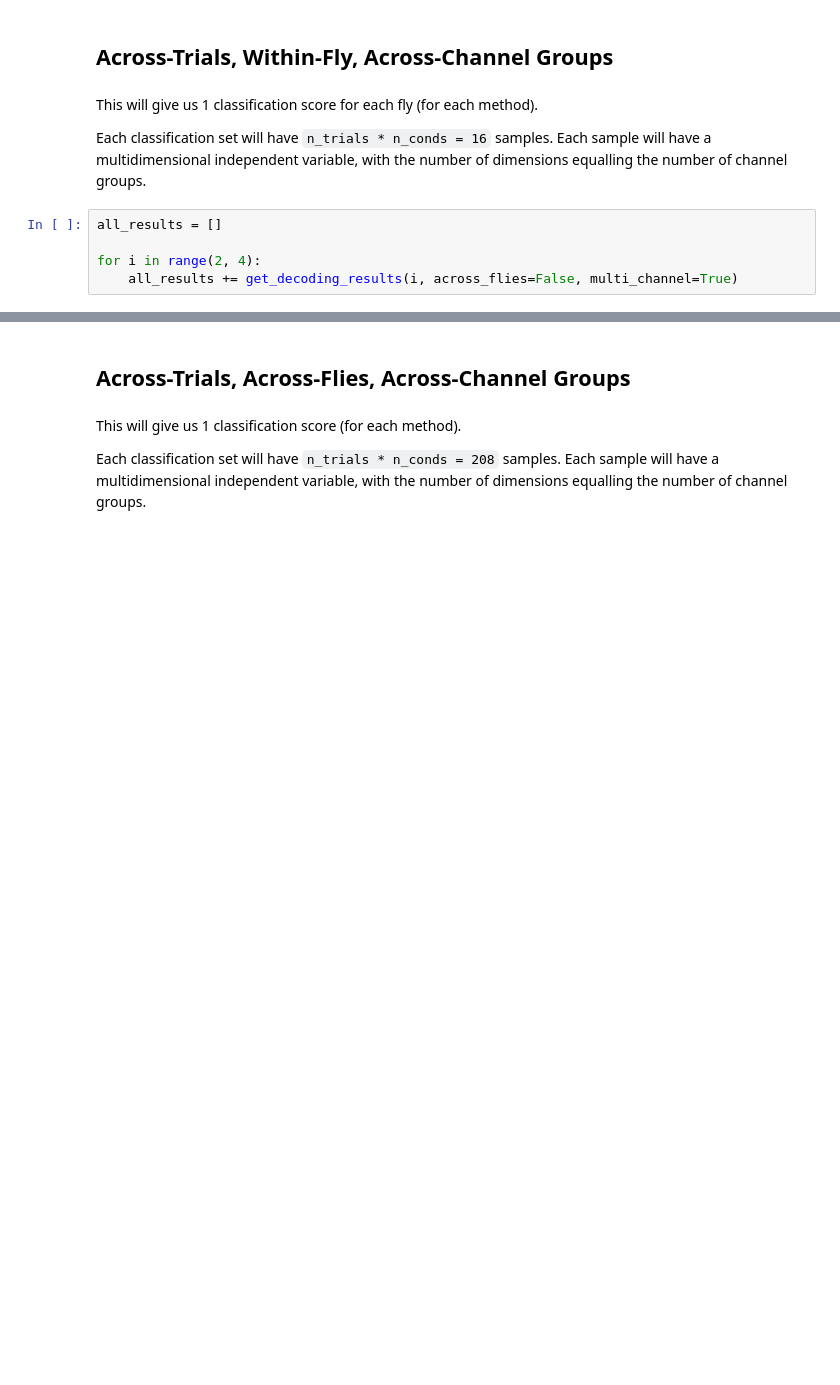
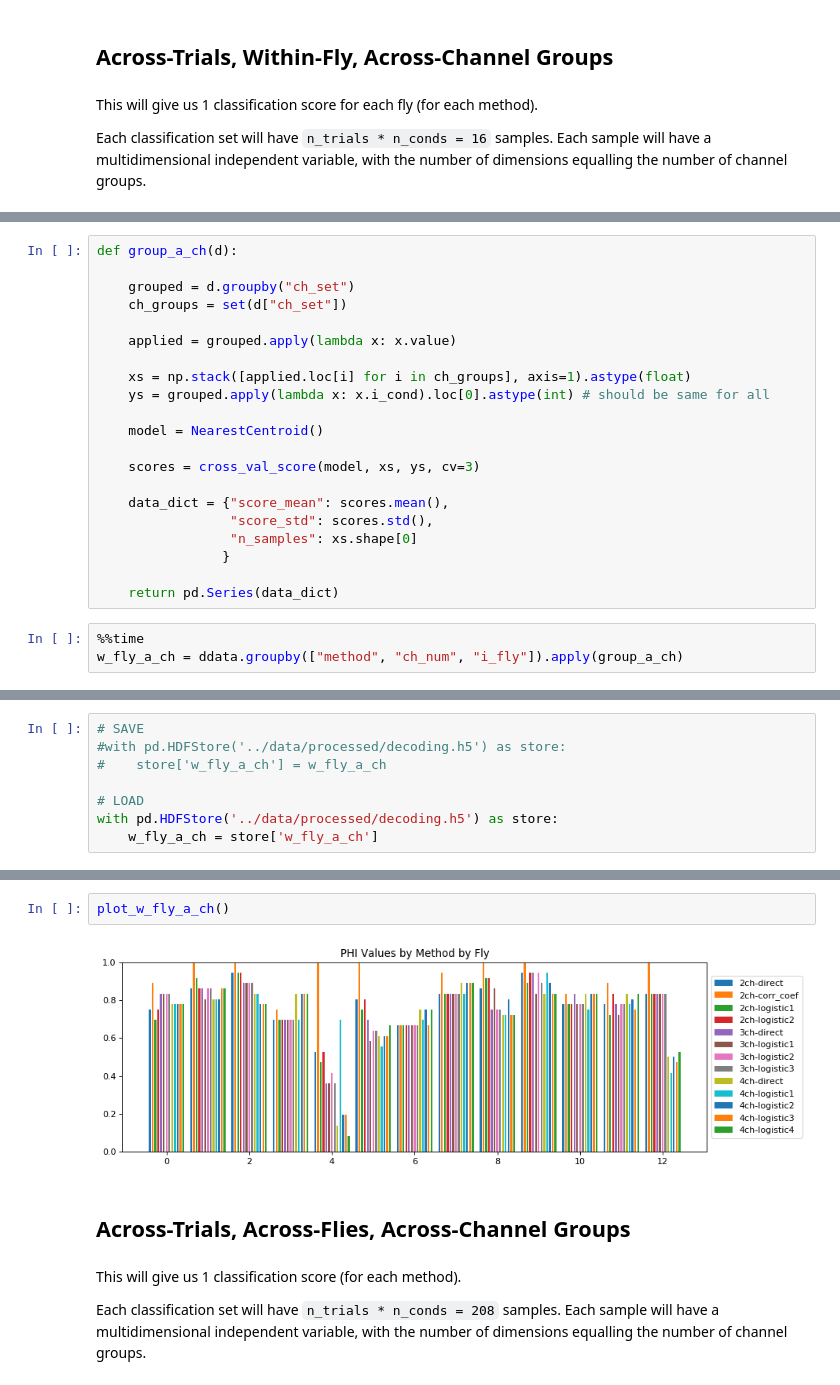
Before and after one commit to wjmn/logistic_phi, a Jupyter notebook: notebooks/decoding.ipynb, the cells around one changed output, grey strips where cells are left out. Saved outputs shown, nothing was run; the diff lists cells and outputs as text; blank space fills up the shorter version.

```diff
--- a/notebooks/decoding.ipynb
+++ b/notebooks/decoding.ipynb
@@ -407,8 +395,3 @@ for i in range(2, 4):
 This will give us 1 classification score for each fly (for each method).
 
 Each classification set will have `n_trials * n_conds = 16` samples. Each sample will have a multidimensional independent variable, with the number of dimensions equalling the number of channel groups.
-# %%
-all_results = []
-
-for i in range(2, 4):
-    all_results += get_decoding_results(i, across_flies=False, multi_channel=True)
@@ -437,0 +398,24 @@ decoding_results[0:4]
+# %%
+def group_a_ch(d):
+
+    grouped = d.groupby("ch_set")
+    ch_groups = set(d["ch_set"])
+
+    applied = grouped.apply(lambda x: x.value)
+
+    xs = np.stack([applied.loc[i] for i in ch_groups], axis=1).astype(float)
+    ys = grouped.apply(lambda x: x.i_cond).loc[0].astype(int) # should be same for all
+
+    model = NearestCentroid()
+
+    scores = cross_val_score(model, xs, ys, cv=3)
+
+    data_dict = {"score_mean": scores.mean(),
+                 "score_std": scores.std(),
+                 "n_samples": xs.shape[0]
+                }
+
+    return pd.Series(data_dict)
+# %%
+%%time
+w_fly_a_ch = ddata.groupby(["method", "ch_num", "i_fly"]).apply(group_a_ch)
@@ -438 +425,9 @@ decoding_results[0:4]
+# %%
+# SAVE
+#with pd.HDFStore('../data/processed/decoding.h5') as store:
+#    store['w_fly_a_ch'] = w_fly_a_ch
+
+# LOAD
+with pd.HDFStore('../data/processed/decoding.h5') as store:
+    w_fly_a_ch = store['w_fly_a_ch']
 # %%
@@ -464,3 +478,7 @@ for i_fly in range(n_flies):
+# %%
+plot_w_fly_a_ch()
+# %% [output]
+[figure, added]
 # %% [markdown]
 ## Across-Trials, Across-Flies, Across-Channel Groups
 # %% [markdown]
```
Also changed, not shown: parts of 54 cells of this notebook, 2 other files.
